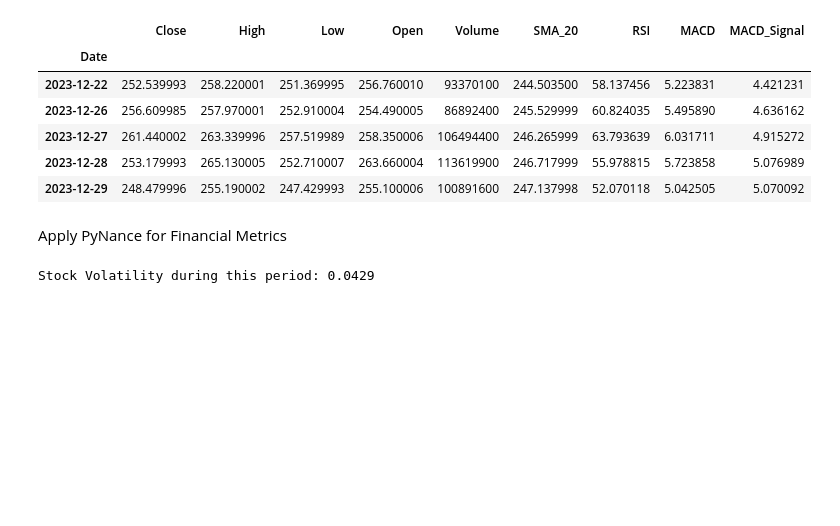
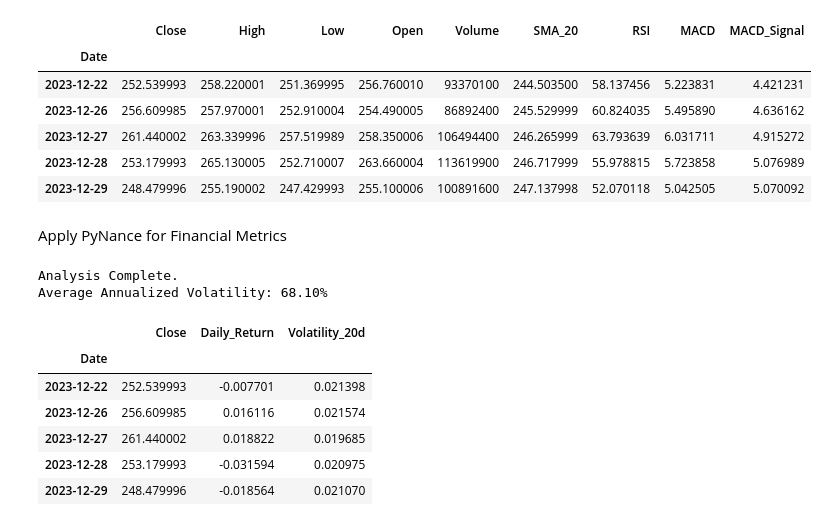
Before and after one commit to Dagi0808/news-sentiment-analysis, a Jupyter notebook: notebooks/Quantitative_Analysis.ipynb, the cells around one changed output. Drawn from its saved outputs; the diff is of its cells as text; code cells hidden in the pictures; blank space fills up the shorter version.

```diff
--- a/notebooks/Quantitative_Analysis.ipynb
+++ b/notebooks/Quantitative_Analysis.ipynb
@@ -75,15 +76,35 @@ Indicators calculated successfully!
 | 2023-12-29 | 248.479996 | 255.190002 | 247.429993 | 255.100006 | 100891600 | 247.137998 | 52.070118 | 5.042505 | 5.070092 |
 # %% [markdown]
 Apply PyNance for Financial Metrics
-# %%
-# 1. Calculate Daily Returns (Percentage change day-over-day)
-df_stock['Daily_Return'] = df_stock['Close'].pct_change()
-
-# 2. Calculate Cumulative Returns (Total growth over time)
-df_stock['Cumulative_Return'] = (1 + df_stock['Daily_Return']).cumprod()
-
-# 3. Check Volatility (Standard deviation of returns)
-volatility = df_stock['Daily_Return'].std()
-print(f"Stock Volatility during this period: {volatility:.4f}")
-# %% [output]
-Stock Volatility during this period: 0.0429
+# %%
+import numpy as np
+
+# 1. Calculate Daily Returns (Percentage change day-over-day)
+# This is a core financial metric showing daily gain/loss
+df_stock['Daily_Return'] = df_stock['Close'].pct_change()
+
+# 2. Calculate Log Returns
+# Often used in quantitative finance for better statistical properties
+df_stock['Log_Return'] = np.log(df_stock['Close'] / df_stock['Close'].shift(1))
+
+# 3. 20-Day Rolling Volatility
+# Measures how much the price 'swings' over a 20-day window
+df_stock['Volatility_20d'] = df_stock['Daily_Return'].rolling(window=20).std()
+
+# 4. Annualized Volatility calculation
+# Provides a standard risk metric (Daily Std Dev * Sqrt of trading days)
+ann_vol = df_stock['Daily_Return'].std() * np.sqrt(252)
+
+print(f"Analysis Complete.")
+print(f"Average Annualized Volatility: {ann_vol:.2%}")
+df_stock[['Close', 'Daily_Return', 'Volatility_20d']].tail()
+# %% [output]
+Analysis Complete.
+Average Annualized Volatility: 68.10%
+|  | Close | Daily_Return | Volatility_20d |
+| Date |  |  |  |
+| 2023-12-22 | 252.539993 | -0.007701 | 0.021398 |
+| 2023-12-26 | 256.609985 | 0.016116 | 0.021574 |
+| 2023-12-27 | 261.440002 | 0.018822 | 0.019685 |
+| 2023-12-28 | 253.179993 | -0.031594 | 0.020975 |
+| 2023-12-29 | 248.479996 | -0.018564 | 0.021070 |
```
Also changed, not shown: parts of 3 cells of this notebook.
